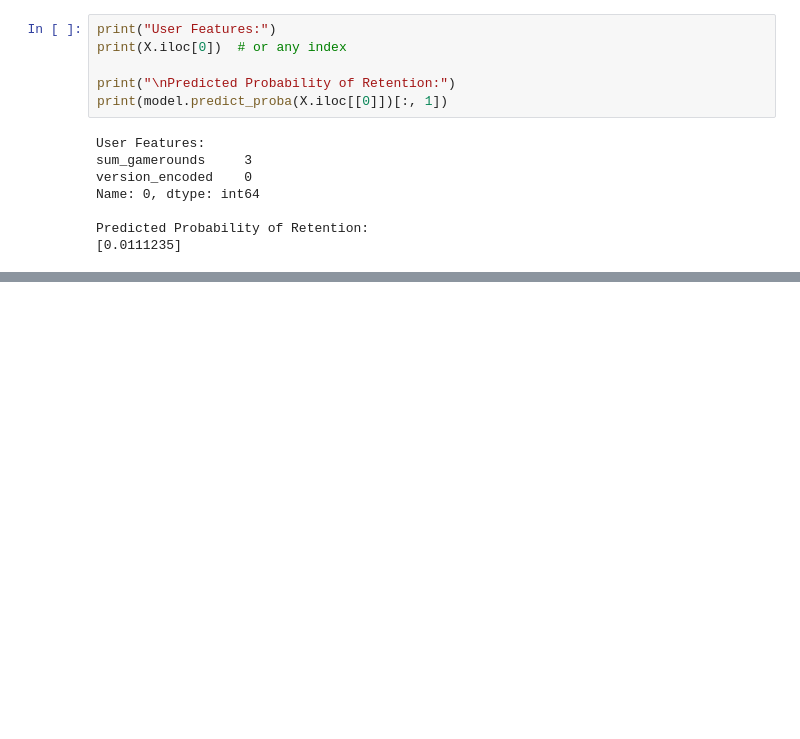
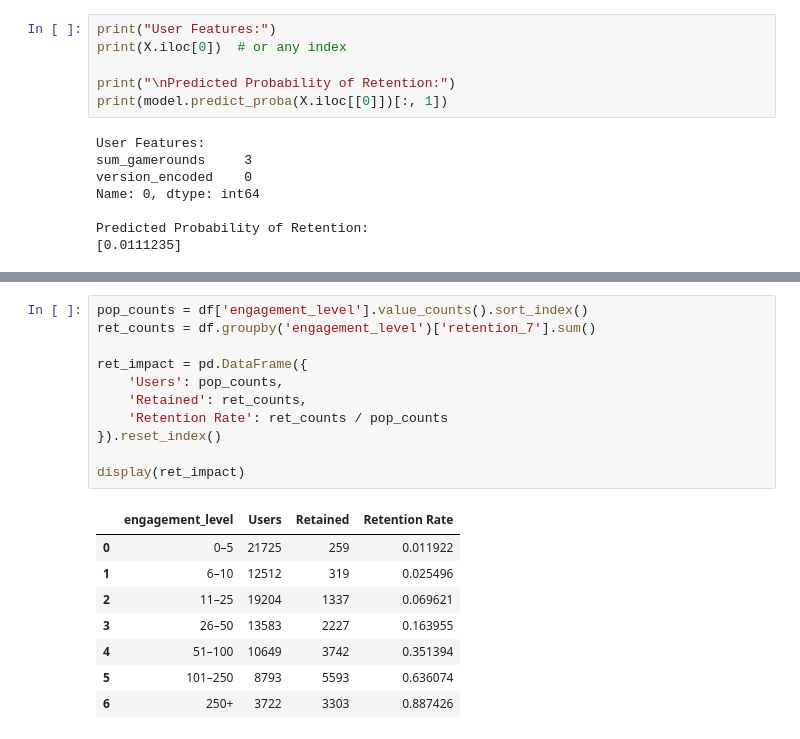
Before and after one commit to JahnaviPatel84/Cookie-Cats-Retention-Analysis, a Jupyter notebook: Cookie_Cats_Retention_Analysis.ipynb, the cells around one changed output, grey strips where cells are left out. Saved outputs shown, nothing was run; the diff lists cells and outputs as text; blank space fills up the shorter version.

```diff
--- a/Cookie_Cats_Retention_Analysis.ipynb
+++ b/Cookie_Cats_Retention_Analysis.ipynb
@@ -123,0 +175,20 @@ Predicted Probability of Retention:
+# %%
+pop_counts = df['engagement_level'].value_counts().sort_index()
+ret_counts = df.groupby('engagement_level')['retention_7'].sum()
+
+ret_impact = pd.DataFrame({
+    'Users': pop_counts,
+    'Retained': ret_counts,
+    'Retention Rate': ret_counts / pop_counts
+}).reset_index()
+
+display(ret_impact)
+# %% [output]
+|  | engagement_level | Users | Retained | Retention Rate |
+| 0 | 0–5 | 21725 | 259 | 0.011922 |
+| 1 | 6–10 | 12512 | 319 | 0.025496 |
+| 2 | 11–25 | 19204 | 1337 | 0.069621 |
+| 3 | 26–50 | 13583 | 2227 | 0.163955 |
+| 4 | 51–100 | 10649 | 3742 | 0.351394 |
+| 5 | 101–250 | 8793 | 5593 | 0.636074 |
+| 6 | 250+ | 3722 | 3303 | 0.887426 |
```
Also changed, not shown: parts of 10 cells of this notebook.
